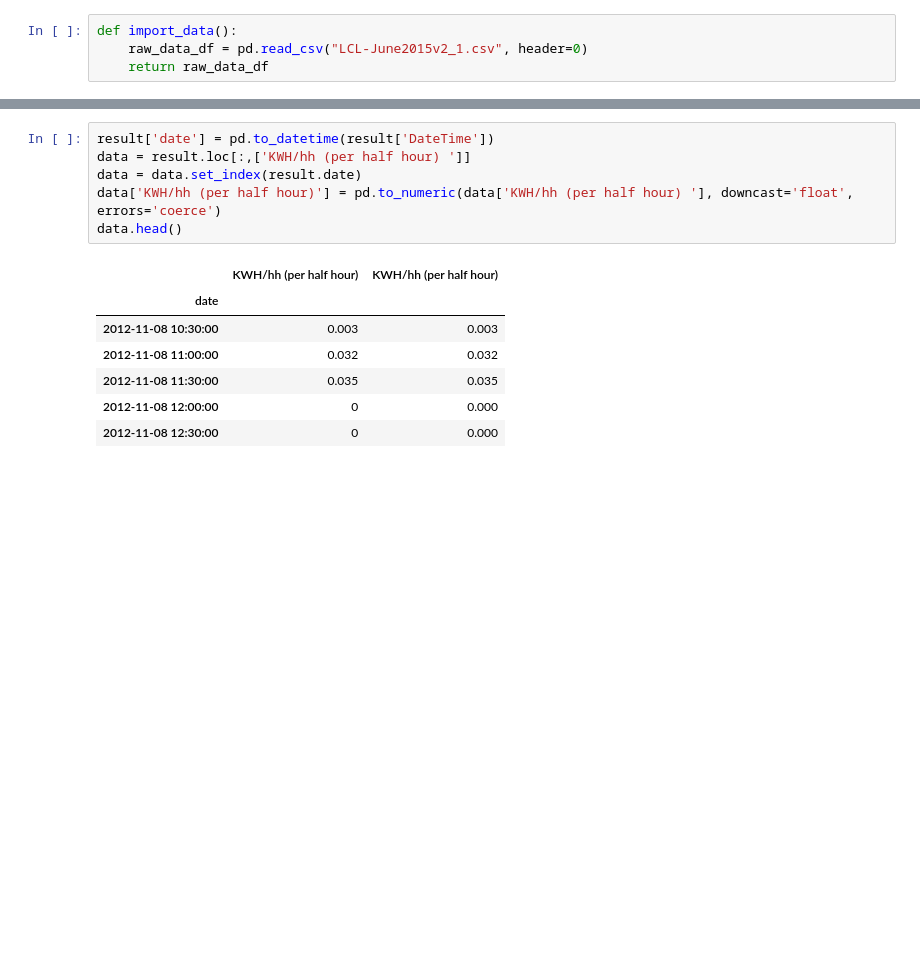
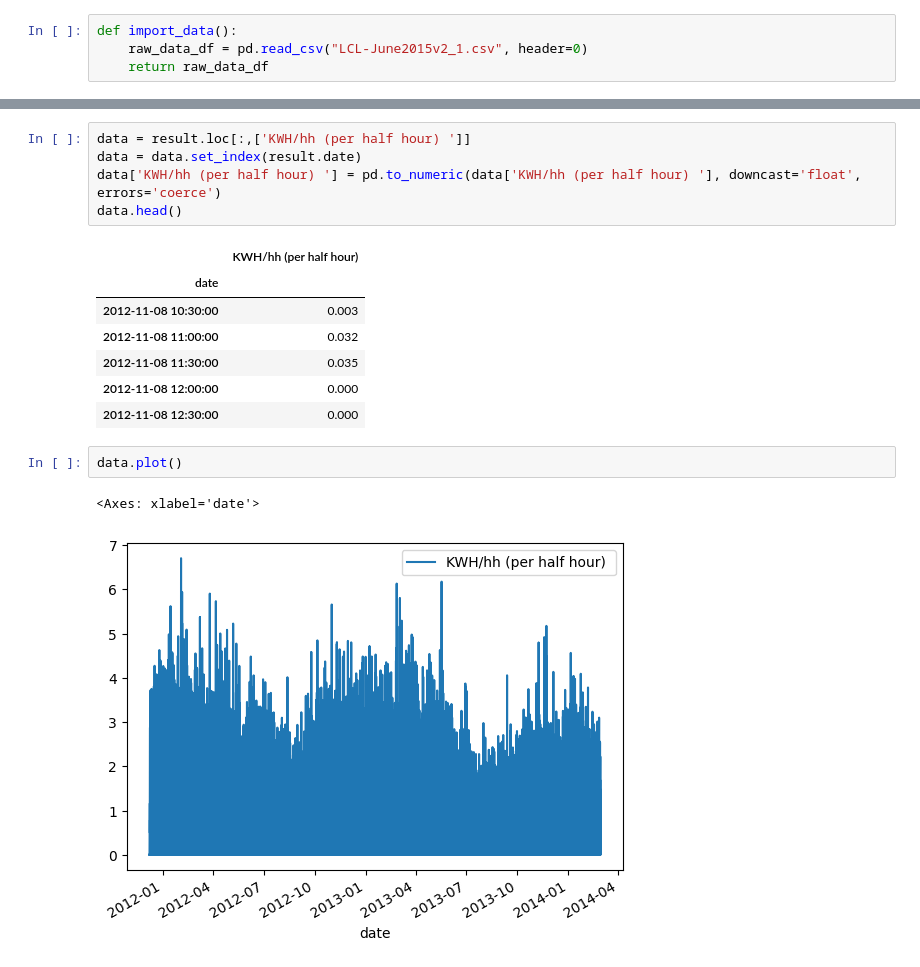
Before and after one commit to YXWU2014/energy-forecasting-time-series-model, a Jupyter notebook: energy-forecasting.ipynb, the cells around one changed output, grey strips where cells are left out. Cells and saved outputs as stored; diff of their text form; blank space fills up the shorter version.

```diff
--- a/energy-forecasting.ipynb
+++ b/energy-forecasting.ipynb
@@ -13,14 +28,18 @@ Index(['LCLid', 'stdorToU', 'DateTime', 'KWH/hh (per half hour) '], dtype='objec
 # %%
-result['date'] = pd.to_datetime(result['DateTime'])
 data = result.loc[:,['KWH/hh (per half hour) ']]
 data = data.set_index(result.date)
-data['KWH/hh (per half hour)'] = pd.to_numeric(data['KWH/hh (per half hour) '], downcast='float', errors='coerce')
+data['KWH/hh (per half hour) '] = pd.to_numeric(data['KWH/hh (per half hour) '], downcast='float', errors='coerce')
 data.head()
 # %% [output]
-|  | KWH/hh (per half hour) | KWH/hh (per half hour) |
-| date |  |  |
-| 2012-11-08 10:30:00 | 0.003 | 0.003 |
-| 2012-11-08 11:00:00 | 0.032 | 0.032 |
-| 2012-11-08 11:30:00 | 0.035 | 0.035 |
-| 2012-11-08 12:00:00 | 0 | 0.000 |
-| 2012-11-08 12:30:00 | 0 | 0.000 |
+|  | KWH/hh (per half hour) |
+| date |  |
+| 2012-11-08 10:30:00 | 0.003 |
+| 2012-11-08 11:00:00 | 0.032 |
+| 2012-11-08 11:30:00 | 0.035 |
+| 2012-11-08 12:00:00 | 0.000 |
+| 2012-11-08 12:30:00 | 0.000 |
+# %%
+data.plot()
+# %% [output]
+<Axes: xlabel='date'>
+[figure, added]
```
Also changed, not shown: parts of 16 cells of this notebook.
